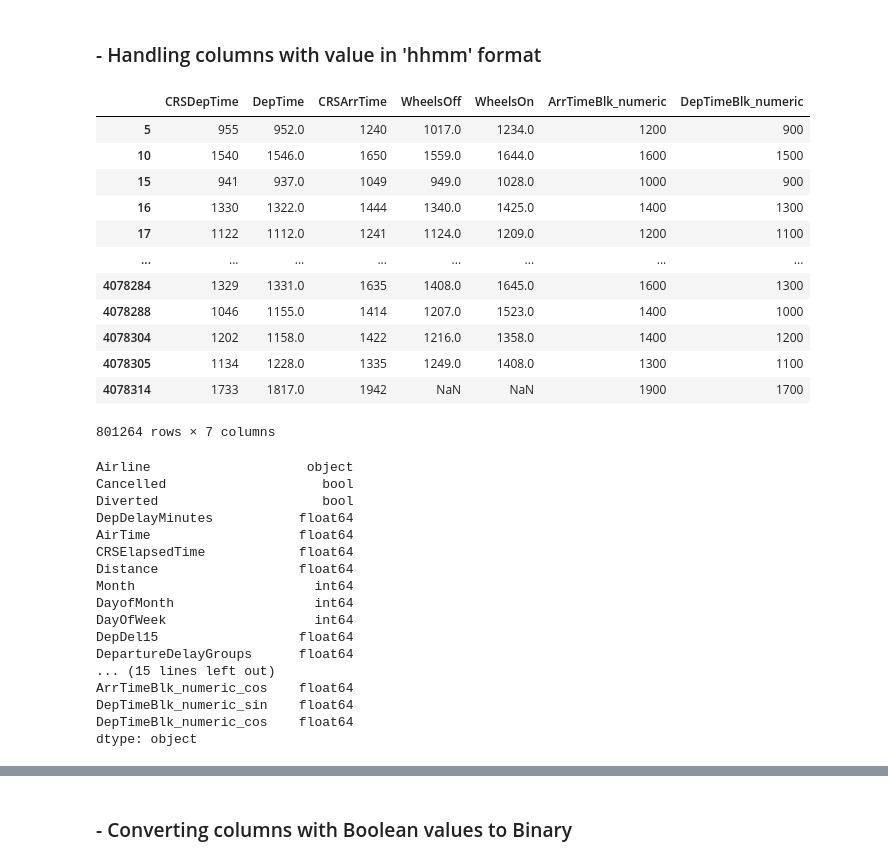
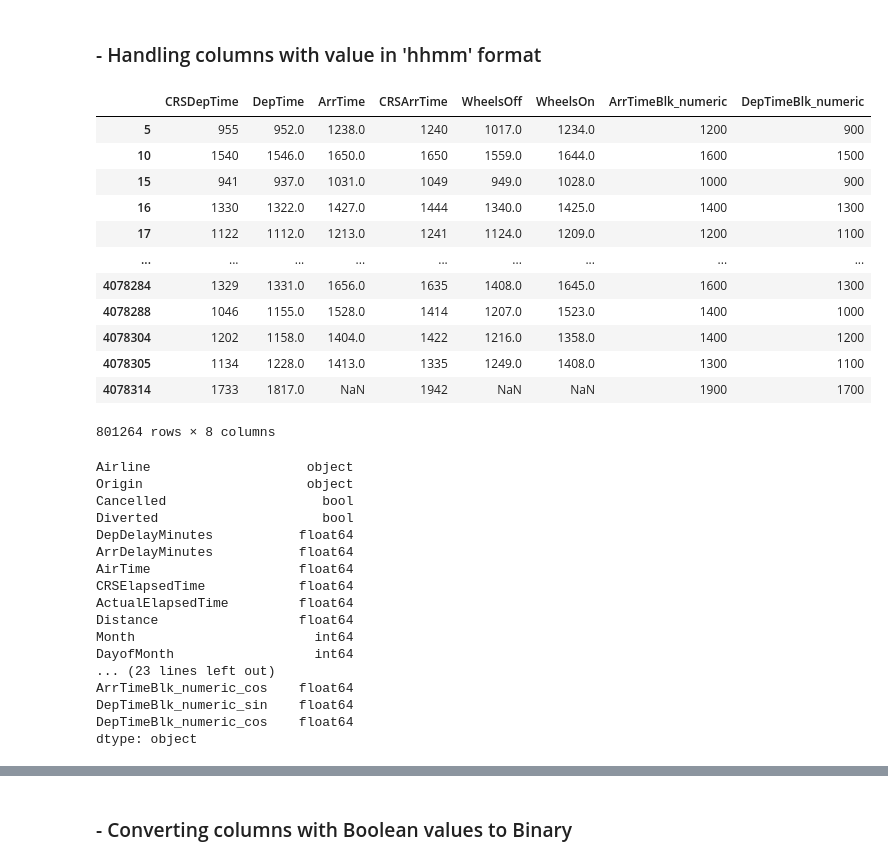
Before and after one commit to patel-aum-yorku/Flight-Status-Prediction, a Jupyter notebook: flight_status.ipynb, the cells around one changed output, grey strips where cells are left out. Saved outputs shown, nothing was run; the diff lists cells and outputs as text; code cells hidden in the pictures.

Commit message:
making delay column

```diff
--- a/flight_status.ipynb
+++ b/flight_status.ipynb
@@ -136,10 +159,10 @@ id_columns_to_drop = ['DOT_ID_Marketing_Airline', 'DOT_ID_Operating_Airline', 'O
                   ,'DestStateName','DestStateFips','DestWac','Operating_Airline']
 
 # Drop ID columns from the DataFrame
-df_ATL_filtered = df_ATL_filtered.drop(columns=id_columns_to_drop)
+df_filtered = df_filtered.drop(columns=id_columns_to_drop)
 
 # Print data types of the remaining columns
-print(df_ATL_filtered.dtypes)
+print(df_filtered.dtypes)
 # %% [output]
 FlightDate               object
 Airline                  object
@@ -256,8 +238,8 @@ if we don't do so then the ml algorithms will plot time as continous form which
 # %%
 # dropping columns that are not useful for model training.
 # Initially we will drop the ArrDelay and DepDelay for the first run
-list_cols_drop_ml = ['FlightDate','Year','Origin','Dest', 'DepDelay','Quarter']
-df_ATL_filtered = df_ATL_filtered.drop(columns=list_cols_drop_ml)
-print(df_ATL_filtered.dtypes)
+list_cols_drop_ml = ['FlightDate','Year','Dest', 'DepDelay','ArrDelay','Quarter']
+df_filtered = df_filtered.drop(columns=list_cols_drop_ml)
+print(df_filtered.dtypes)
 # %% [output]
 Airline                  object
@@ -286,12 +268,12 @@ Total columns - 23
 ### - Extracting hour from the ArrTimeBlk and DepTimeBlk time intervals
 # %%
 # 'ArrTimeBlk' and 'DepTimeBlk' are the columns with time block intervals
-df_ATL_filtered['ArrTimeBlk_numeric'] = df_ATL_filtered['ArrTimeBlk'].str.split('-').str[0].astype(int)
+df_filtered['ArrTimeBlk_numeric'] = df_filtered['ArrTimeBlk'].str.split('-').str[0].astype(int)
 
 # Repeat the process for 'DepTimeBlk'
-df_ATL_filtered['DepTimeBlk_numeric'] = df_ATL_filtered['DepTimeBlk'].str.split('-').str[0].astype(int)
+df_filtered['DepTimeBlk_numeric'] = df_filtered['DepTimeBlk'].str.split('-').str[0].astype(int)
 
 # Print data types of the updated DataFrame
-print(df_ATL_filtered.dtypes)
+print(df_filtered.dtypes)
 # %% [output]
 Airline                  object
@@ -313,6 +295,6 @@ DepTimeBlk_numeric        int32
 dtype: object
 # %%
 # dropping the 'ArrTimeBlk' and DepTimeBlk
-df_ATL_filtered = df_ATL_filtered.drop(columns=['DepTimeBlk', 'ArrTimeBlk'])
-df_ATL_filtered.head(5)
+df_filtered = df_filtered.drop(columns=['DepTimeBlk', 'ArrTimeBlk'])
+df_filtered.head(5)
 # %% [output]
@@ -327,52 +309,52 @@ df_ATL_filtered.head(5)
 ### - Handling columns with value in 'hhmm' format
 # %%
 # Columns that are in the "hhmm" format
-df_ATL_filtered[['CRSDepTime','DepTime','CRSArrTime','WheelsOff','WheelsOn','ArrTimeBlk_numeric','DepTimeBlk_numeric']]
+df_filtered[['CRSDepTime','DepTime','ArrTime','CRSArrTime','WheelsOff','WheelsOn','ArrTimeBlk_numeric','DepTimeBlk_numeric']]
 # %% [output]
-|  | CRSDepTime | DepTime | CRSArrTime | WheelsOff | WheelsOn | ArrTimeBlk_numeric | DepTimeBlk_numeric |
-| 5 | 955 | 952.0 | 1240 | 1017.0 | 1234.0 | 1200 | 900 |
-| 10 | 1540 | 1546.0 | 1650 | 1559.0 | 1644.0 | 1600 | 1500 |
-| 15 | 941 | 937.0 | 1049 | 949.0 | 1028.0 | 1000 | 900 |
-| 16 | 1330 | 1322.0 | 1444 | 1340.0 | 1425.0 | 1400 | 1300 |
-| 17 | 1122 | 1112.0 | 1241 | 1124.0 | 1209.0 | 1200 | 1100 |
-| ... | ... | ... | ... | ... | ... | ... | ... |
-| 4078284 | 1329 | 1331.0 | 1635 | 1408.0 | 1645.0 | 1600 | 1300 |
-| 4078288 | 1046 | 1155.0 | 1414 | 1207.0 | 1523.0 | 1400 | 1000 |
-| 4078304 | 1202 | 1158.0 | 1422 | 1216.0 | 1358.0 | 1400 | 1200 |
-| 4078305 | 1134 | 1228.0 | 1335 | 1249.0 | 1408.0 | 1300 | 1100 |
-| 4078314 | 1733 | 1817.0 | 1942 | NaN | NaN | 1900 | 1700 |
+|  | CRSDepTime | DepTime | ArrTime | CRSArrTime | WheelsOff | WheelsOn | ArrTimeBlk_numeric | DepTimeBlk_numeric |
+| 5 | 955 | 952.0 | 1238.0 | 1240 | 1017.0 | 1234.0 | 1200 | 900 |
+| 10 | 1540 | 1546.0 | 1650.0 | 1650 | 1559.0 | 1644.0 | 1600 | 1500 |
+| 15 | 941 | 937.0 | 1031.0 | 1049 | 949.0 | 1028.0 | 1000 | 900 |
+| 16 | 1330 | 1322.0 | 1427.0 | 1444 | 1340.0 | 1425.0 | 1400 | 1300 |
+| 17 | 1122 | 1112.0 | 1213.0 | 1241 | 1124.0 | 1209.0 | 1200 | 1100 |
+| ... | ... | ... | ... | ... | ... | ... | ... | ... |
+| 4078284 | 1329 | 1331.0 | 1656.0 | 1635 | 1408.0 | 1645.0 | 1600 | 1300 |
+| 4078288 | 1046 | 1155.0 | 1528.0 | 1414 | 1207.0 | 1523.0 | 1400 | 1000 |
+| 4078304 | 1202 | 1158.0 | 1404.0 | 1422 | 1216.0 | 1358.0 | 1400 | 1200 |
+| 4078305 | 1134 | 1228.0 | 1413.0 | 1335 | 1249.0 | 1408.0 | 1300 | 1100 |
+| 4078314 | 1733 | 1817.0 | NaN | 1942 | NaN | NaN | 1900 | 1700 |
-801264 rows × 7 columns
+801264 rows × 8 columns
 # %%
-time_columns = ['CRSDepTime', 'DepTime', 'CRSArrTime','WheelsOff', 'WheelsOn', 'ArrTimeBlk_numeric', 'DepTimeBlk_numeric']
+time_columns = ['CRSDepTime','DepTime','ArrTime','CRSArrTime','WheelsOff','WheelsOn','ArrTimeBlk_numeric','DepTimeBlk_numeric']
 
 for column in time_columns:
     # Extract hour and minute
-    df_ATL_filtered[column + '_hour'] = df_ATL_filtered[column] // 100
-    df_ATL_filtered[column + '_minute'] = df_ATL_filtered[column] % 100
+    df_filtered[column + '_hour'] = df_filtered[column] // 100
+    df_filtered[column + '_minute'] = df_filtered[column] % 100
 
     # Apply trigonometric transformations
-    df_ATL_filtered[column + '_sin'] = np.sin(2 * np.pi * (df_ATL_filtered[column + '_hour'] * 60 + df_ATL_filtered[column + '_minute']) / (24 * 60))
-    df_ATL_filtered[column + '_cos'] = np.cos(2 * np.pi * (df_ATL_filtered[column + '_hour'] * 60 + df_ATL_filtered[column + '_minute']) / (24 * 60))
+    df_filtered[column + '_sin'] = np.sin(2 * np.pi * (df_filtered[column + '_hour'] * 60 + df_filtered[column + '_minute']) / (24 * 60))
+    df_filtered[column + '_cos'] = np.cos(2 * np.pi * (df_filtered[column + '_hour'] * 60 + df_filtered[column + '_minute']) / (24 * 60))
 
     # Drop the original columns
-    df_ATL_filtered = df_ATL_filtered.drop(columns=[column, column + '_hour', column + '_minute'])
+    df_filtered = df_filtered.drop(columns=[column, column + '_hour', column + '_minute'])
 
 # Print data types of the updated DataFrame
-print(df_ATL_filtered.dtypes)
+print(df_filtered.dtypes)
 # %% [output]
 Airline                    object
+Origin                     object
 Cancelled                    bool
 Diverted                     bool
 DepDelayMinutes           float64
+ArrDelayMinutes           float64
 AirTime                   float64
 CRSElapsedTime            float64
+ActualElapsedTime         float64
 Distance                  float64
 Month                       int64
 DayofMonth                  int64
-DayOfWeek                   int64
-DepDel15                  float64
-DepartureDelayGroups      float64
-... (15 lines left out)
+... (23 lines left out)
 ArrTimeBlk_numeric_cos    float64
 DepTimeBlk_numeric_sin    float64
 DepTimeBlk_numeric_cos    float64
```
Also changed, not shown: parts of 33 cells of this notebook.
